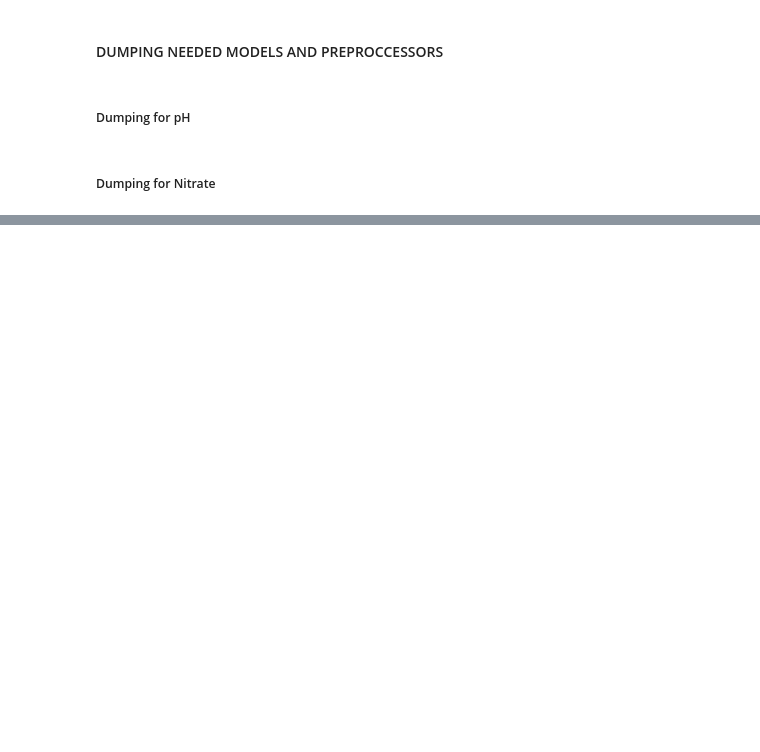
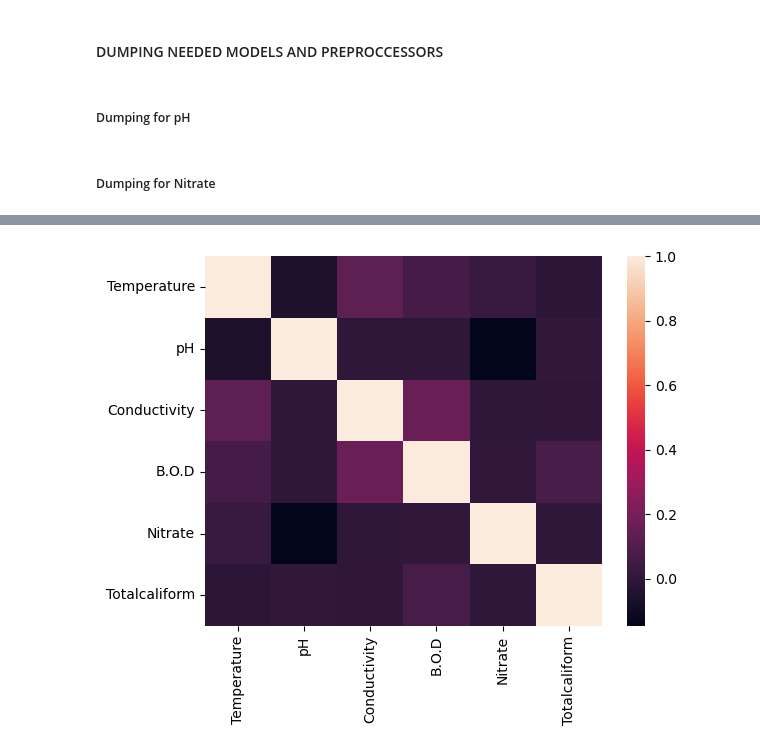
Before and after one commit to usmanadaudu/water_potability_prediction_web_app, a Jupyter notebook: notebooks/Water_potability_model5.ipynb, the cells around one changed output, grey strips where cells are left out. Drawn from its saved outputs; the diff is of its cells as text; code cells hidden in the pictures; blank space fills up the shorter version.

```diff
--- a/notebooks/Water_potability_model5.ipynb
+++ b/notebooks/Water_potability_model5.ipynb
@@ -1530,0 +1541,2 @@ sns.boxplot(df['Conductivity']);
+# %%
+X = df.loc[:,['Temperature','pH','Conductivity','B.O.D','Nitrate','Totalcaliform']]
@@ -1530,0 +1552,4 @@ sns.boxplot(df['Conductivity']);
+# %%
+sns.heatmap(X.corr());
+# %% [output]
+[figure, added]
```
Also changed, not shown: parts of 75 cells of this notebook.
